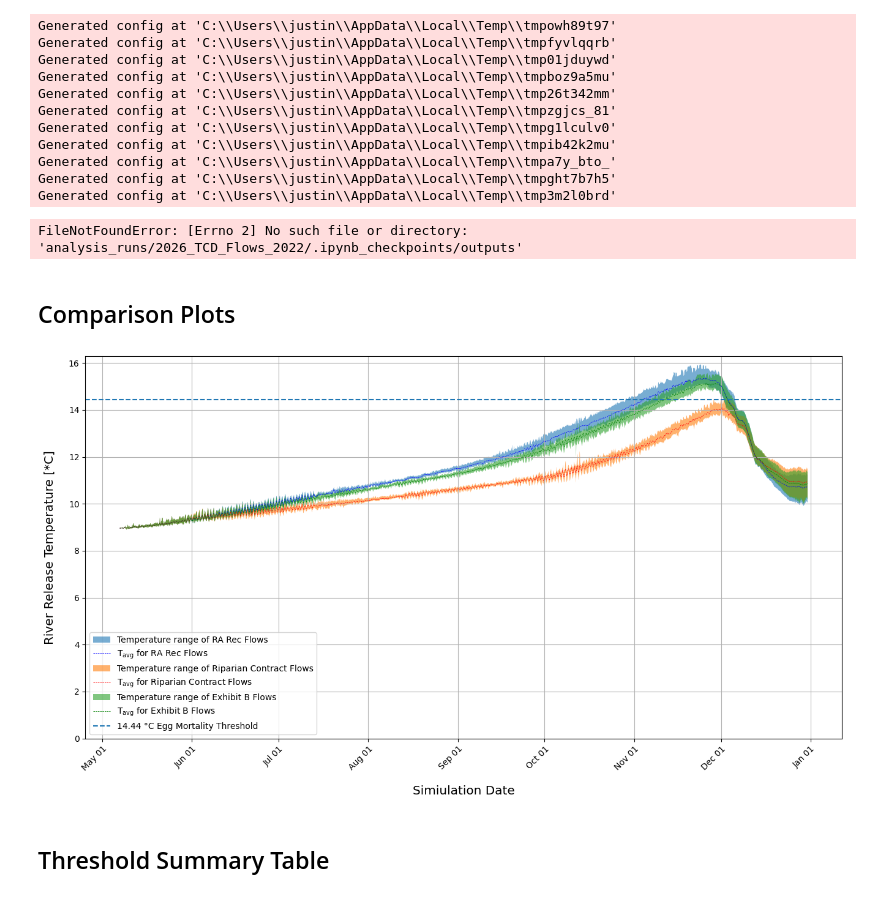
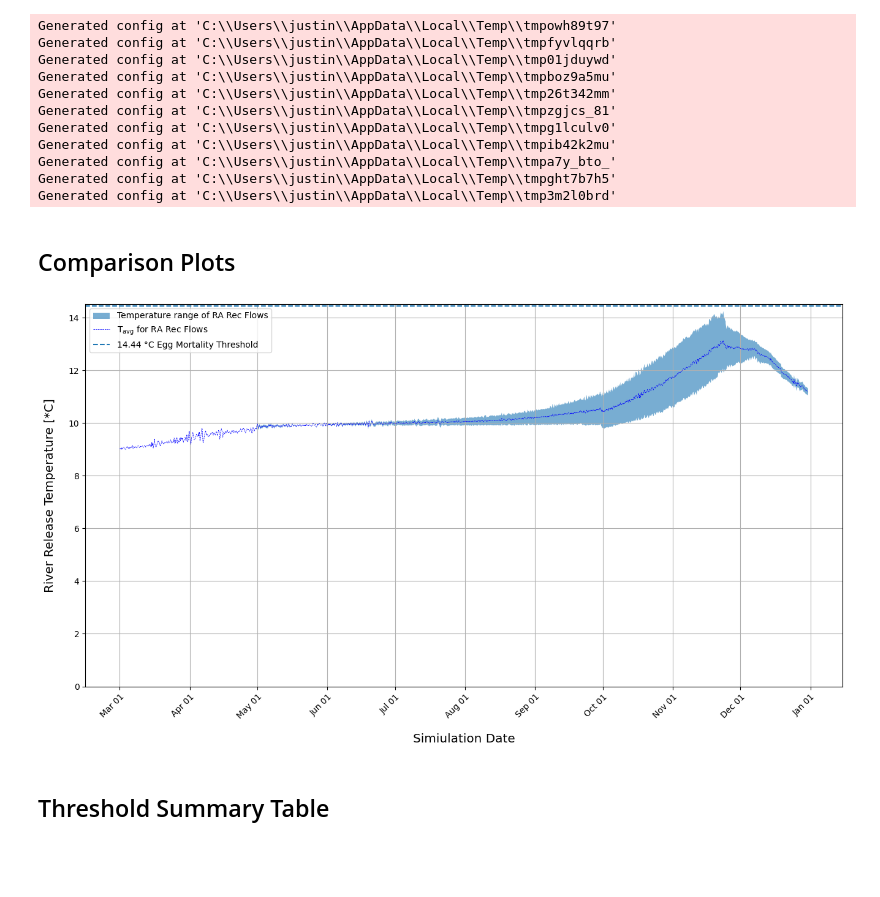
Before and after one commit to steelhead-dev/millerton_reservoir, a Jupyter notebook: 2026_TCD_Analysis.ipynb, the cells around one changed output. Drawn from its saved outputs; the diff is of its cells as text; code cells hidden in the pictures; blank space fills up the shorter version.

```diff
--- a/2026_TCD_Analysis.ipynb
+++ b/2026_TCD_Analysis.ipynb
@@ -132,73 +137,58 @@ Generated config at 'C:\\Users\\justin\\AppData\\Local\\Temp\\tmpa7y_bto_'
 Generated config at 'C:\\Users\\justin\\AppData\\Local\\Temp\\tmpght7b7h5'
 Generated config at 'C:\\Users\\justin\\AppData\\Local\\Temp\\tmp3m2l0brd'
 # %%
-mrr_TCD_2022 = MultiRunResult("./analysis_runs/2026_TCD_Flows_2022/")
+mrr_TCD_2024 = MultiRunResult("./analysis_runs/2026_TCD_Flows_2024/")
-# %% [output]
-FileNotFoundError: [Errno 2] No such file or directory: 'analysis_runs/2026_TCD_Flows_2022/.ipynb_checkpoints/outputs'
 # %% [markdown]
 ## Comparison Plots
 # %%
 
 fig, ax = plt.subplots(1, 1, figsize=(13.33, 7.5))
-_fig, _ax, RA_region, RA_line = mrr_RA.plot_two_structure_composite(4, ax=ax);
-_fig, _ax, Rip_Con_region, Rip_Con_line = mrr_RipCon.plot_two_structure_composite(4, ax=ax);
-_fig, _ax, ExB_region, ExB_line = mrr_ExB.plot_two_structure_composite(4, ax=ax);
+_fig, _ax, tcd_region, tcd_line = mrr_TCD_2024.plot_two_structure_composite(4, ax=ax);
 
 # Modify the labels for the min/max region and average temperature line.
-RA_region.set_label("Temperature range of RA Rec Flows")
-RA_line.set_label(r"$\mathrm{T_{avg}}$ for RA Rec Flows")
-RA_line.set_color("blue")
-RA_line.set(linewidth=0.5)
-RA_line.set_linestyle("--")
+tcd_region.set_label("Temperature range of RA Rec Flows")
+tcd_line.set_label(r"$\mathrm{T_{avg}}$ for RA Rec Flows")
+tcd_line.set_color("blue")
+tcd_line.set(linewidth=0.5)
+tcd_line.set_linestyle("--")
 
-Rip_Con_region.set_label("Temperature range of Riparian Contract Flows")
-Rip_Con_line.set_label(r"$\mathrm{T_{avg}}$ for Riparian Contract Flows")
-Rip_Con_line.set_color("red")
-Rip_Con_line.set(linewidth=0.5)
-Rip_Con_line.set_linestyle("--")
-
-ExB_region.set_label("Temperature range of Exhibit B Flows")
-ExB_line.set_label(r"$\mathrm{T_{avg}}$ for Exhibit B Flows")
-ExB_line.set_color("green")
-ExB_line.set(linewidth=0.5)
-ExB_line.set_linestyle("--")
 
 # Draw the 14.44°C threshold line
-mrr_RA.plot_threshold_line_y(ax, linestyle="--", label="14.44 °C Egg Mortality Threshold")
+mrr_TCD_2024.plot_threshold_line_y(ax, linestyle="--", label="14.44 °C Egg Mortality Threshold")
 
 # Rotate the x-labels to make it so they don't overlap
 xticks, labels = ax.get_xticks(), ax.get_xticklabels()
 ax.set_xticks(xticks, labels=labels)
 ax.set_xticks(xticks, labels=labels, rotation=45, ha="right", rotation_mode="anchor")
 
 # Resize the axis labels
 ax.set_ylabel(ax.get_ylabel(), fontsize="x-large", labelpad=15)
 ax.set_xlabel(ax.get_xlabel(), fontsize="x-large", labelpad=15)
 
 #Format x-axis labels to Month(short) and day
 ax.xaxis.set_major_formatter(mdates.DateFormatter("%b %d"))
 
 # Set y-axis to start at zero
 ax.set_ylim(bottom=0)
 
 # Set axis label
 ax.set_ylabel("River Release Temperature [*C]")
 
 ax.set_xlabel("Simiulation Date")
 
 # Set grid to show
 plt.grid()
 
 # Add a legend to the plot
 ax.legend(loc="best")
 
 # Resize the figure to accommodate the changes to axis labels
 plt.tight_layout()
-fig.savefig("2026_ra_flow_comparison.svg")
+#fig.savefig("2026_TCD_flow_comparison.svg")
 
 plt.show()
 # %% [output]
-[figure, old version]
+[figure, new version]
 # %% [markdown]
 ## Threshold Summary Table
 # %%
```
Also changed, not shown: parts of 4 cells of this notebook.
